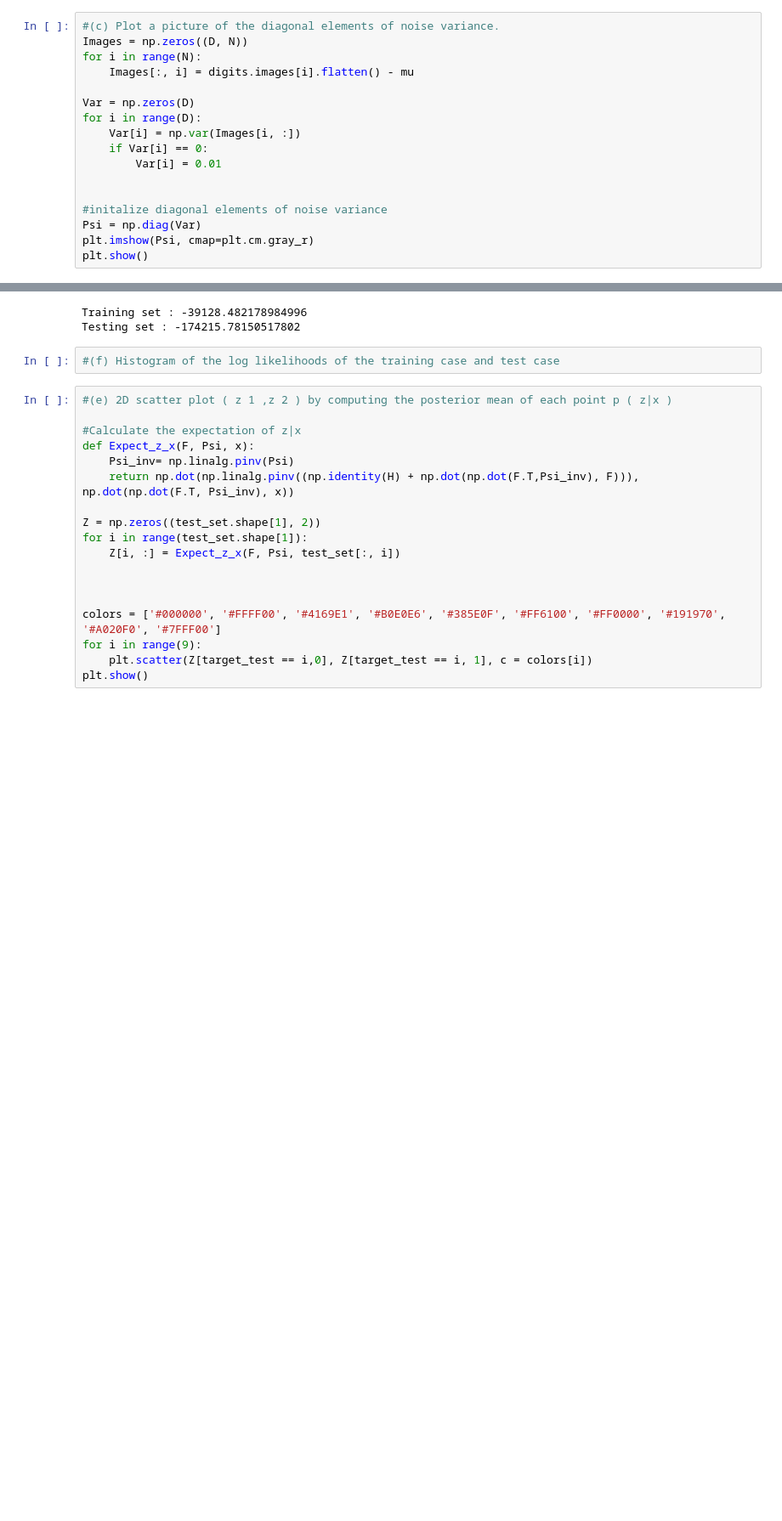
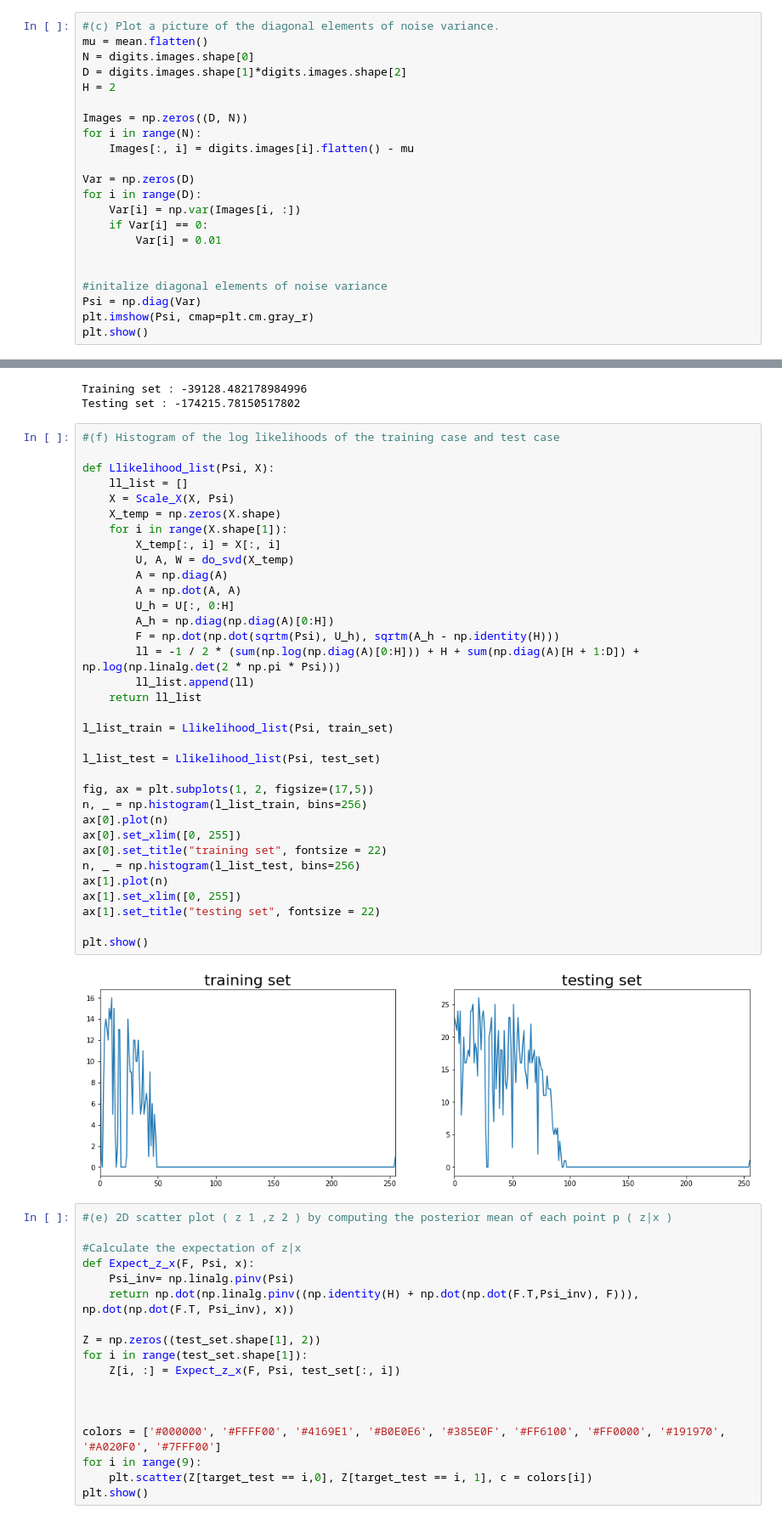
Before and after one commit to Mercury0828/ML_Homework, a Jupyter notebook: SVD.ipynb, the cells around one changed output, grey strips where cells are left out. Shown: that part at 85% size. Saved outputs shown, nothing was run; the diff lists cells and outputs as text; blank space fills up the shorter version.

```diff
--- a/SVD.ipynb
+++ b/SVD.ipynb
@@ -23,6 +23,11 @@ plt.show()
 [figure]
 # %%
 #(c) Plot a picture of the diagonal elements of noise variance.
+mu = mean.flatten()
+N = digits.images.shape[0]
+D = digits.images.shape[1]*digits.images.shape[2]
+H = 2
+
 Images = np.zeros((D, N))
 for i in range(N):
     Images[:, i] = digits.images[i].flatten() - mu
@@ -100,6 +105,40 @@ Training set : -39128.482178984996
 Testing set : -174215.78150517802
 # %%
 #(f) Histogram of the log likelihoods of the training case and test case
+
+def Llikelihood_list(Psi, X):
+    ll_list = []
+    X = Scale_X(X, Psi)
+    X_temp = np.zeros(X.shape)
+    for i in range(X.shape[1]):
+        X_temp[:, i] = X[:, i]
+        U, A, W = do_svd(X_temp)
+        A = np.diag(A)
+        A = np.dot(A, A)
+        U_h = U[:, 0:H]
+        A_h = np.diag(np.diag(A)[0:H])
+        F = np.dot(np.dot(sqrtm(Psi), U_h), sqrtm(A_h - np.identity(H)))
+        ll = -1 / 2 * (sum(np.log(np.diag(A)[0:H])) + H + sum(np.diag(A)[H + 1:D]) + np.log(np.linalg.det(2 * np.pi * Psi)))
+        ll_list.append(ll)
+    return ll_list
+
+l_list_train = Llikelihood_list(Psi, train_set)
+
+l_list_test = Llikelihood_list(Psi, test_set)
+
+fig, ax = plt.subplots(1, 2, figsize=(17,5))
+n, _ = np.histogram(l_list_train, bins=256)
+ax[0].plot(n)
+ax[0].set_xlim([0, 255])
+ax[0].set_title("training set", fontsize = 22)
+n, _ = np.histogram(l_list_test, bins=256)
+ax[1].plot(n)
+ax[1].set_xlim([0, 255])
+ax[1].set_title("testing set", fontsize = 22)
+
+plt.show()
+# %% [output]
+[figure, added]
 # %%
 #(e) 2D scatter plot ( z 1 ,z 2 ) by computing the posterior mean of each point p ( z|x )
 
```
